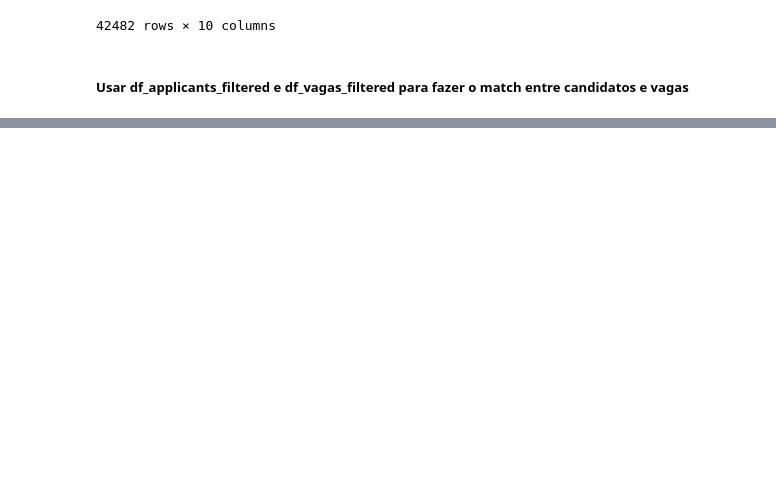
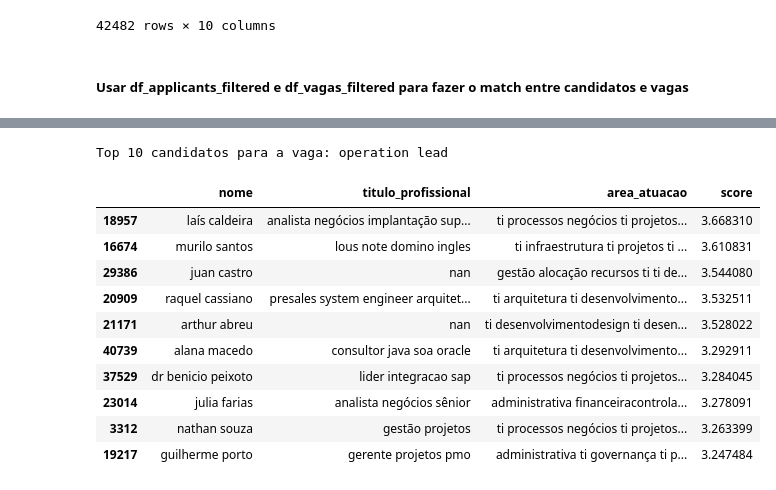
Before and after one commit to fcoalcantarajr/projeto-datathon-fiap, a Jupyter notebook: analysis.ipynb, the cells around one changed output, grey strips where cells are left out. Saved outputs shown, nothing was run; the diff lists cells and outputs as text; code cells hidden in the pictures; blank space fills up the shorter version.

Commit message:
Implementada similaridade

```diff
--- a/analysis.ipynb
+++ b/analysis.ipynb
@@ -380,0 +393,60 @@ See the caveats in the documentation: https://pandas.pydata.org/pandas-docs/stab
+# %%
+from sklearn.metrics.pairwise import cosine_similarity
+from sklearn.feature_extraction.text import TfidfVectorizer
+import numpy as np
+
+# Função para calcular a similaridade entre uma vaga e todos os candidatos
+def rank_applicants_for_job(vaga_idx, df_applicants_filtered):
+    # Colunas para comparar (ajuste conforme necessário)
+    columns_to_compare = [
+        ('titulo_vaga', 'titulo_profissional'),
+        ('cidade', 'endereco'),
+        ('nivel profissional', 'nivel_profissional'),
+        ('nivel_ingles', 'nivel_ingles'),
+        ('nivel_espanhol', 'nivel_espanhol'),
+        ('areas_atuacao', 'area_atuacao'),
+        ('principais_atividades', 'conhecimentos_tecnicos'),
+        ('competencia_tecnicas_e_comportamentais', 'certificacoes'),
+        # 'demais_observacoes' e 'habilidades_comportamentais_necessarias' podem ser incluídas se fizer sentido
+    ]
+
+    total_score = np.zeros(len(df_applicants_filtered))
+    for vaga_col, applicant_col in columns_to_compare:
+        if vaga_col in df_vagas_filtered.columns and applicant_col in df_applicants_filtered.columns:
+            # Combine texts for fitting vectorizer
+            vaga_text = df_vagas_filtered.loc[vaga_idx, vaga_col]
+            applicants_text = df_applicants_filtered[applicant_col].fillna("").astype(str).tolist()
+            combined_texts = [vaga_text] + applicants_text
+            vectorizer = TfidfVectorizer()
+            tfidf_matrix = vectorizer.fit_transform(combined_texts)
+            vaga_vec = tfidf_matrix[0]
+            applicants_mat = tfidf_matrix[1:]
+            # Calcula similaridade entre a vaga e todos os candidatos para esta coluna
+            sim = cosine_similarity(vaga_vec, applicants_mat).flatten()
+            total_score += sim
+
+    # Retorna os índices dos top 10 candidatos
+    top10_idx = np.argsort(-total_score)[:10]
+    return df_applicants_filtered.iloc[top10_idx].assign(score=total_score[top10_idx])
+
+# Função para mostrar os top 10 candidatos para uma vaga selecionada pelo índice
+def mostrar_top10_para_vaga(vaga_idx, df_vagas_filtered, df_applicants_filtered):
+    top10 = rank_applicants_for_job(vaga_idx, df_applicants_filtered)
+    print(f"Top 10 candidatos para a vaga: {df_vagas_filtered.loc[vaga_idx, 'titulo_vaga']}")
+    display(top10[['nome', 'titulo_profissional', 'area_atuacao', 'score']])
+
+# Demonstração com a primeira vaga (índice 0)
+mostrar_top10_para_vaga(0, df_vagas_filtered, df_applicants_filtered)
+# %% [output]
+Top 10 candidatos para a vaga: operation lead
+|  | nome | titulo_profissional | area_atuacao | score |
+| 18957 | laís caldeira | analista negócios implantação sup... | ti processos negócios ti projetos... | 3.668310 |
+| 16674 | murilo santos | lous note domino ingles | ti infraestrutura ti projetos ti ... | 3.610831 |
+| 29386 | juan castro | nan | gestão alocação recursos ti ti de... | 3.544080 |
+| 20909 | raquel cassiano | presales system engineer arquitet... | ti arquitetura ti desenvolvimento... | 3.532511 |
+| 21171 | arthur abreu | nan | ti desenvolvimentodesign ti desen... | 3.528022 |
+| 40739 | alana macedo | consultor java soa oracle | ti arquitetura ti desenvolvimento... | 3.292911 |
+| 37529 | dr benicio peixoto | lider integracao sap | ti processos negócios ti projetos... | 3.284045 |
+| 23014 | julia farias | analista negócios sênior | administrativa financeiracontrola... | 3.278091 |
+| 3312 | nathan souza | gestão projetos | ti processos negócios ti projetos... | 3.263399 |
+| 19217 | guilherme porto | gerente projetos pmo | administrativa ti governança ti p... | 3.247484 |
```
Also changed, not shown: parts of 14 cells of this notebook.
